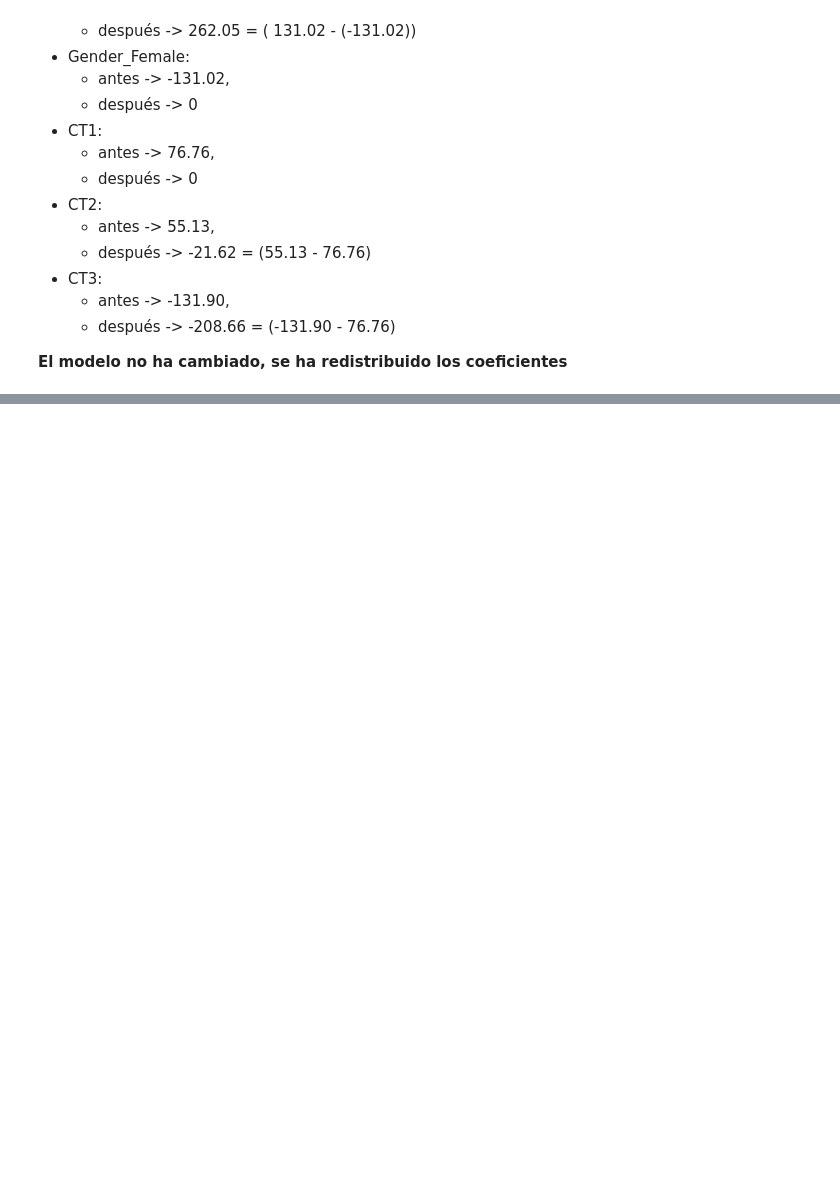
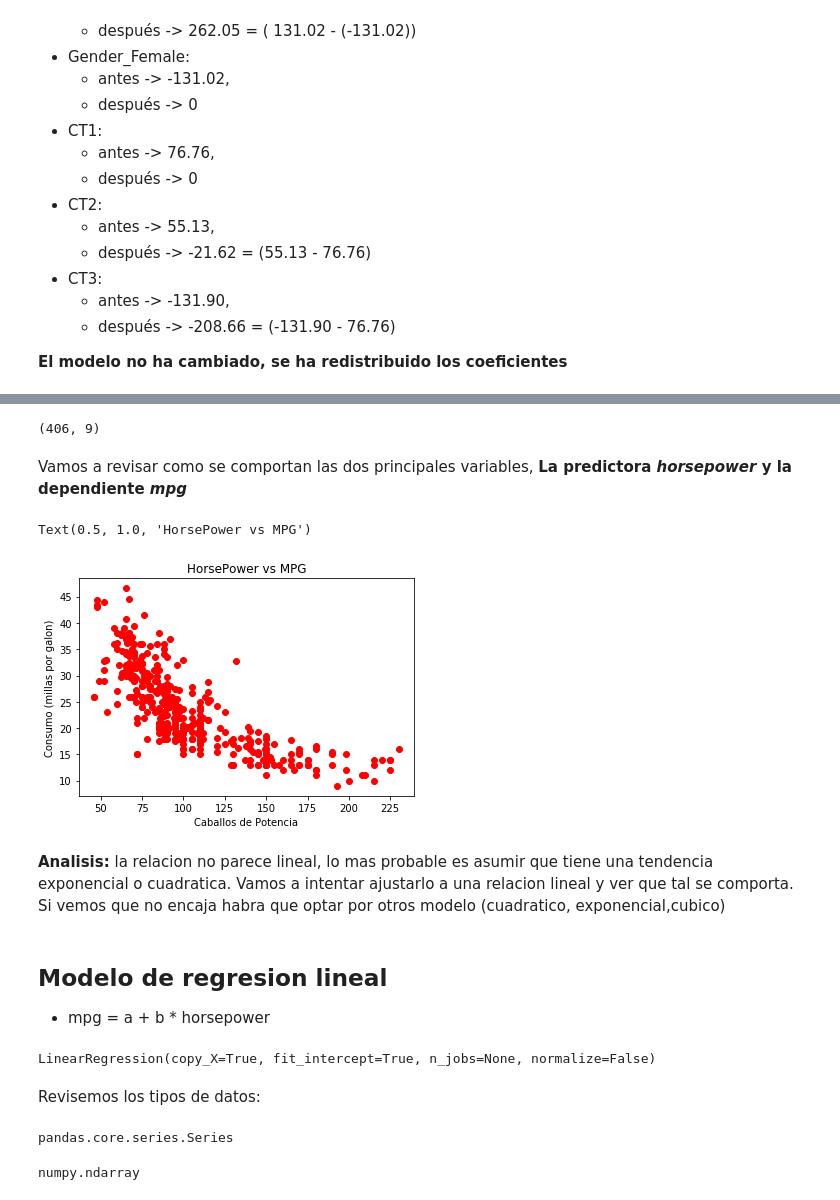
Before and after one commit to Karenahv/python-ml-curso, a Jupyter notebook: notebooks/T4 - 5 - Linear Regression - Problemas con la regresión lineal.ipynb, the cells around one changed output, grey strips where cells are left out. Saved outputs shown, nothing was run; the diff lists cells and outputs as text; code cells hidden in the pictures; blank space fills up the shorter version.

```diff
--- a/notebooks/T4 - 5 - Linear Regression - Problemas con la regresión lineal.ipynb
+++ b/notebooks/T4 - 5 - Linear Regression - Problemas con la regresión lineal.ipynb
@@ -292,0 +303,3 @@ Los cambios se reflejan en
+# %%
+data_auto = pd.read_csv("../datasets/auto/auto-mpg.csv")
+data_auto.head()
@@ -292,0 +313,4 @@ Los cambios se reflejan en
+# %%
+data_auto.shape #filas, columnas del data set
+# %% [output]
+(406, 9)
@@ -292,0 +319,23 @@ Los cambios se reflejan en
+# %% [markdown]
+Vamos a revisar como se comportan las dos principales variables, **La predictora _horsepower_ y la dependiente  _mpg_**
+# %%
+%matplotlib inline
+data_auto["mpg"] = data_auto["mpg"].dropna()#borro columnas vacias
+data_auto["horsepower"] = data_auto["horsepower"].dropna()#borro columnas vacias
+plt.plot(data_auto["horsepower"], data_auto["mpg"], "ro")#primero dato en x,y ; luego rojo y en bolitas
+
+#pongo titulos a ejes
+plt.xlabel("Caballos de Potencia")#o horsepower
+plt.ylabel("Consumo (millas por galon)")#mpg
+plt.title("HorsePower vs MPG")
+# %% [output]
+Text(0.5, 1.0, 'HorsePower vs MPG')
+[figure, added]
+# %% [markdown]
+**Analisis:** la relacion no parece lineal, lo mas probable es asumir que tiene una tendencia exponencial o cuadratica.
+Vamos a intentar ajustarlo a una relacion lineal y ver que tal se comporta.
+Si vemos que no encaja habra que optar por otros modelo (cuadratico, exponencial,cubico)
+# %% [markdown]
+## Modelo de regresion lineal
+
+* mpg = a + b * horsepower
@@ -292,0 +346,15 @@ Los cambios se reflejan en
+# %%
+lm = LinearRegression()
+lm.fit(X_data,Y) #NOTA: uso np.newaxis por que la funcion recibe datos como dataframe y NO como una columna.
+# %% [output]
+LinearRegression(copy_X=True, fit_intercept=True, n_jobs=None, normalize=False)
+# %% [markdown]
+Revisemos los tipos de datos:
+# %%
+type(X)
+# %% [output]
+pandas.core.series.Series
+# %%
+type(X_data) #este es el aceptado por Linearregression()
+# %% [output]
+numpy.ndarray
```
Also changed, not shown: parts of 32 cells of this notebook.
